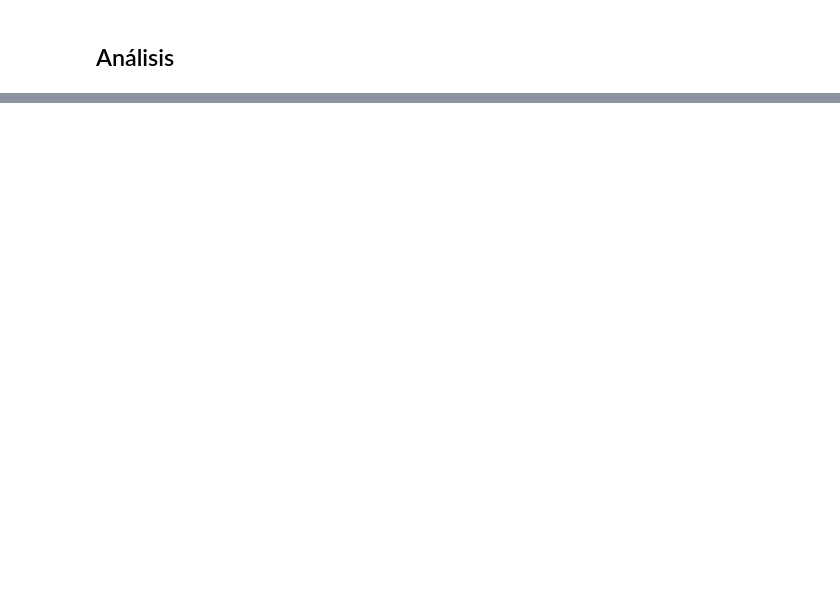
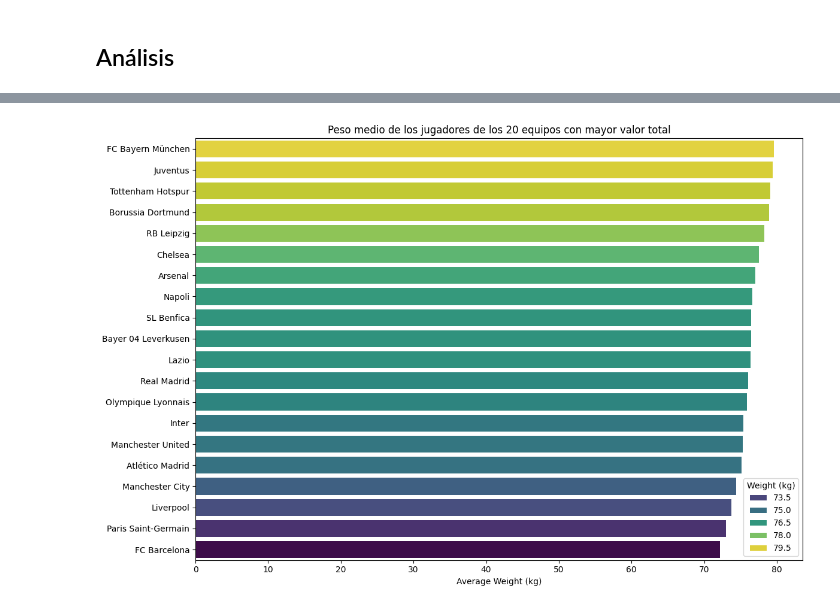
Before and after one commit to Tomaslopera/Fifa_Analysis, a Jupyter notebook: fifa21_analysis.ipynb, the cells around one changed output, grey strips where cells are left out. Drawn from its saved outputs; the diff is of its cells as text; code cells hidden in the pictures; blank space fills up the shorter version.

```diff
--- a/fifa21_analysis.ipynb
+++ b/fifa21_analysis.ipynb
@@ -412,0 +488,12 @@ df_cleaned =
+# %%
+data = top20.groupby('Club')['Weight (kg)'].mean().sort_values(ascending=False).reset_index()
+
+plt.figure(figsize=(12, 8))
+sns.barplot(data=data, x='Weight (kg)', y='Club', palette='viridis', hue='Weight (kg)')
+plt.title('Peso medio de los jugadores de los 20 equipos con mayor valor total')
+plt.xlabel('Average Weight (kg)')
+plt.ylabel('')
+plt.tight_layout()
+plt.show()
+# %% [output]
+[figure, added]
```
Also changed, not shown: parts of 8 cells of this notebook.
